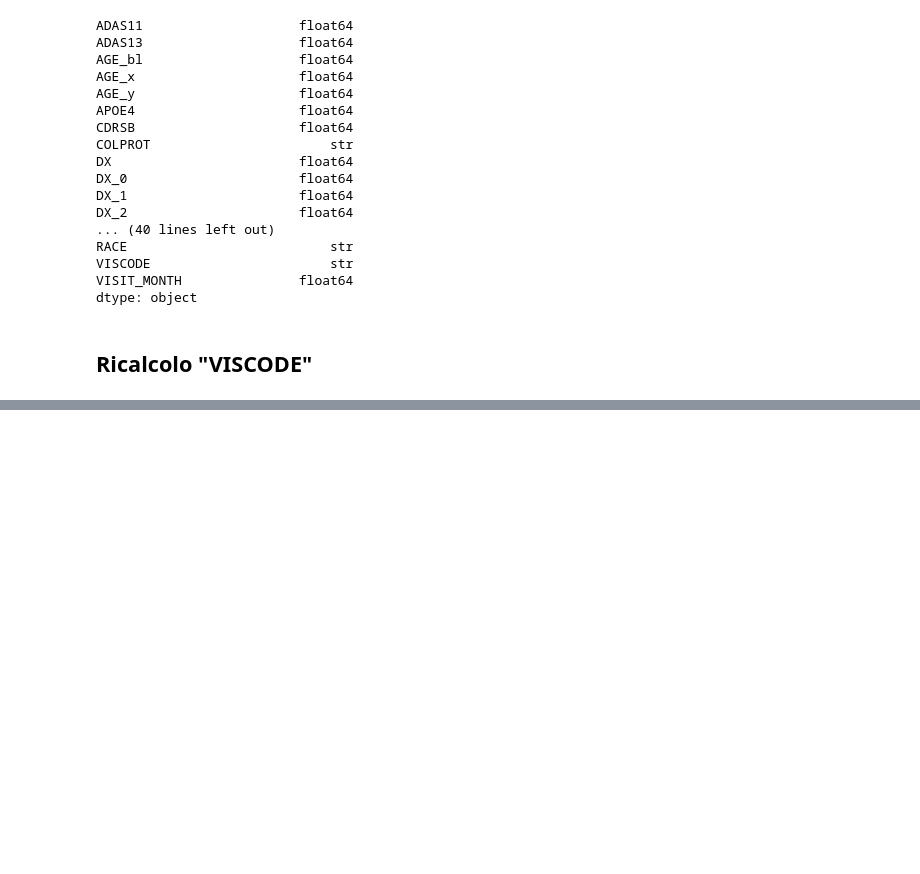
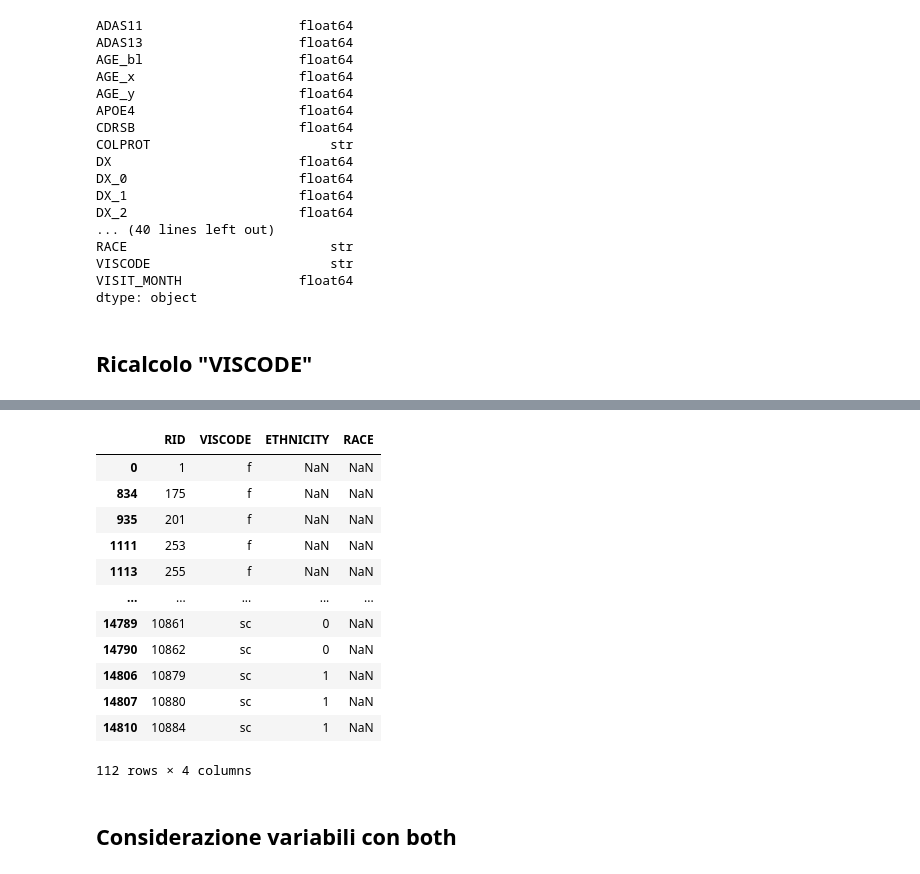
Before and after one commit to RossanaFacchin/DataCleaning, a Jupyter notebook: merge_pipeline.ipynb, the cells around one changed output, grey strips where cells are left out. Drawn from its saved outputs; the diff is of its cells as text; code cells hidden in the pictures; blank space fills up the shorter version.

```diff
--- a/merge_pipeline.ipynb
+++ b/merge_pipeline.ipynb
@@ -414,0 +421,31 @@ merged[merged["ETHNICITY"].isna()][["RID", "VISCODE", "ETHNICITY"]]
+# %%
+def fill_missing_from_same_subject(df, id_col, target_col):
+    """Riempie i NaN di target_col usando il valore noto dello stesso id_col,
+    se disponibile in almeno una riga dello stesso soggetto."""
+    df = df.copy()
+    df[target_col] = df.groupby(id_col)[target_col].transform(
+        lambda s: s.ffill().bfill()
+    )
+    return df
+# %%
+merged = fill_missing_from_same_subject(merged, "RID", "ETHNICITY")
+# %%
+merged = fill_missing_from_same_subject(merged, "RID", "RACE")
+# %%
+merged[merged["RACE"].isna()][["RID", "VISCODE", "ETHNICITY", "RACE"]]
+# %% [output]
+|  | RID | VISCODE | ETHNICITY | RACE |
+| 0 | 1 | f | NaN | NaN |
+| 834 | 175 | f | NaN | NaN |
+| 935 | 201 | f | NaN | NaN |
+| 1111 | 253 | f | NaN | NaN |
+| 1113 | 255 | f | NaN | NaN |
+| ... | ... | ... | ... | ... |
+| 14789 | 10861 | sc | 0 | NaN |
+| 14790 | 10862 | sc | 0 | NaN |
+| 14806 | 10879 | sc | 1 | NaN |
+| 14807 | 10880 | sc | 1 | NaN |
+| 14810 | 10884 | sc | 1 | NaN |
+112 rows × 4 columns
+# %% [markdown]
+## Considerazione variabili con both
```
Also changed, not shown: parts of 4 cells of this notebook.
